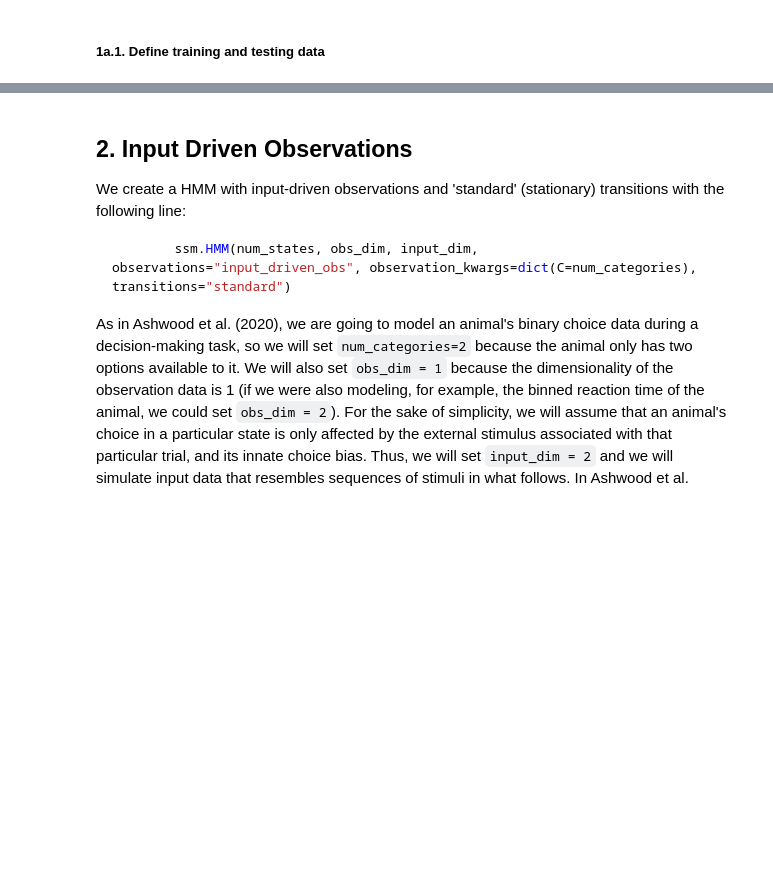
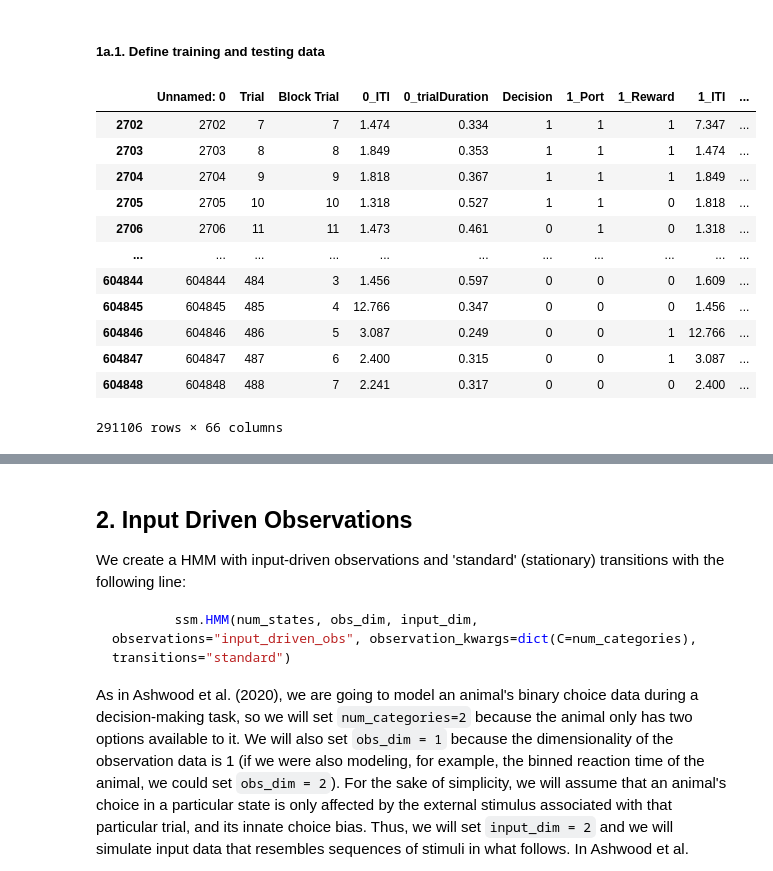
Before and after one commit to jbwallace123/glm_and_glmhmm, a Jupyter notebook: notebooks/Input-Driven-Observations(GLM-HMM)-SabaLab.ipynb, the cells around one changed output, grey strips where cells are left out. Saved outputs shown, nothing was run; the diff lists cells and outputs as text; code cells hidden in the pictures; blank space fills up the shorter version.

```diff
--- a/notebooks/Input-Driven-Observations(GLM-HMM)-SabaLab.ipynb
+++ b/notebooks/Input-Driven-Observations(GLM-HMM)-SabaLab.ipynb
@@ -79,4 +79,20 @@ train_split = 0.9
 seed = np.random.randint(1000)
 
 filtered_data = data_[(data_['Condition'] == probs)]
+# %%
+filtered_data
+# %% [output]
+|  | Unnamed: 0 | Trial | Block Trial | 0_ITI | 0_trialDuration | Decision | 1_Port | 1_Reward | 1_ITI | ... |
+| 2702 | 2702 | 7 | 7 | 1.474 | 0.334 | 1 | 1 | 1 | 7.347 | ... |
+| 2703 | 2703 | 8 | 8 | 1.849 | 0.353 | 1 | 1 | 1 | 1.474 | ... |
+| 2704 | 2704 | 9 | 9 | 1.818 | 0.367 | 1 | 1 | 1 | 1.849 | ... |
+| 2705 | 2705 | 10 | 10 | 1.318 | 0.527 | 1 | 1 | 0 | 1.818 | ... |
+| 2706 | 2706 | 11 | 11 | 1.473 | 0.461 | 0 | 1 | 0 | 1.318 | ... |
+| ... | ... | ... | ... | ... | ... | ... | ... | ... | ... | ... |
+| 604844 | 604844 | 484 | 3 | 1.456 | 0.597 | 0 | 0 | 0 | 1.609 | ... |
+| 604845 | 604845 | 485 | 4 | 12.766 | 0.347 | 0 | 0 | 0 | 1.456 | ... |
+| 604846 | 604846 | 486 | 5 | 3.087 | 0.249 | 0 | 0 | 1 | 12.766 | ... |
+| 604847 | 604847 | 487 | 6 | 2.400 | 0.315 | 0 | 0 | 1 | 3.087 | ... |
+| 604848 | 604848 | 488 | 7 | 2.241 | 0.317 | 0 | 0 | 0 | 2.400 | ... |
+291106 rows × 66 columns
 # %%
```
Also changed, not shown: parts of 22 cells of this notebook, 1 other file.
